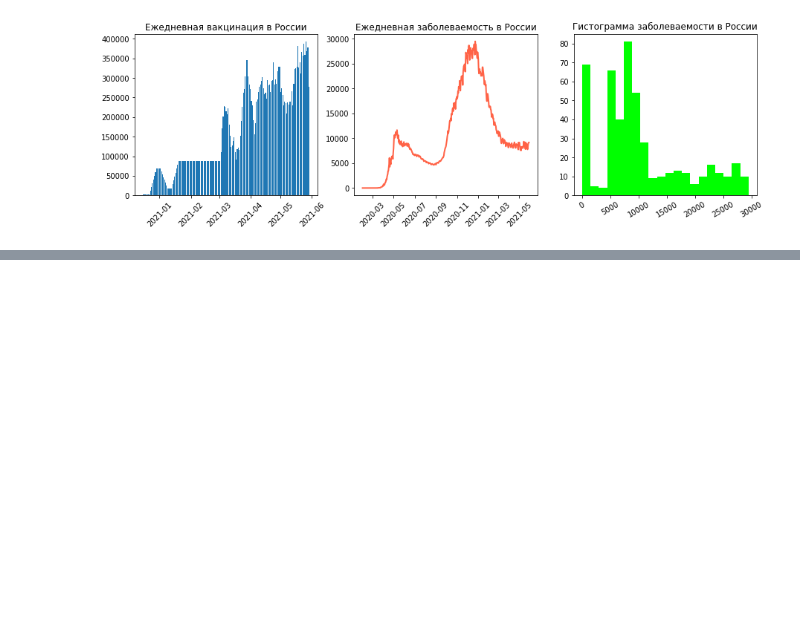
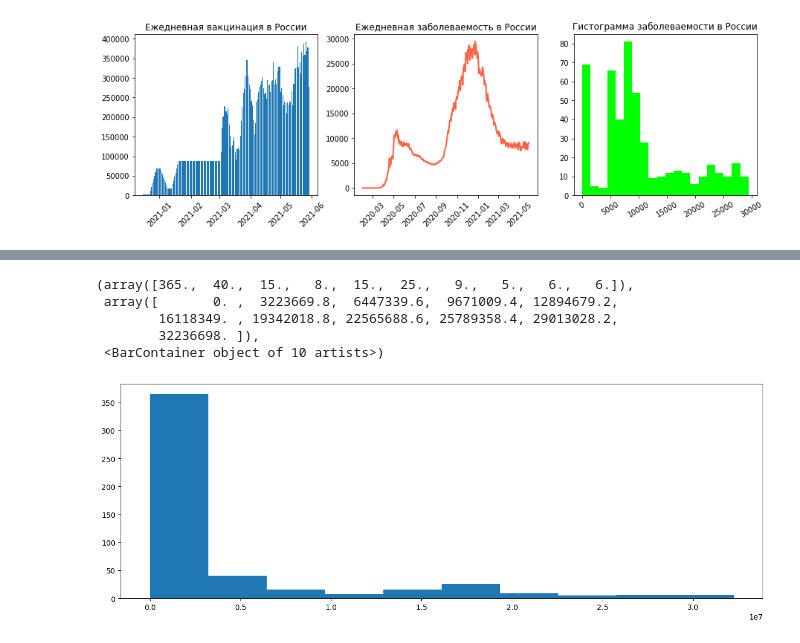
Before and after one commit to lyu-bel/IDE, a Jupyter notebook: Scillfactory/P_13/Visualizaion_Matplotlib.ipynb, the cells around one changed output, grey strips where cells are left out. Cells and saved outputs as stored; diff of their text form; code cells hidden in the pictures; blank space fills up the shorter version.

```diff
--- a/Scillfactory/P_13/Visualizaion_Matplotlib.ipynb
+++ b/Scillfactory/P_13/Visualizaion_Matplotlib.ipynb
@@ -145,0 +165,12 @@ axes[2].xaxis.set_tick_params(rotation=30)
+# %%
+v = covid_df.groupby(['country'])['total_vaccinations'].last().nlargest(5)
+fig = plt.figure(figsize=(12, 4))
+axes = fig.add_axes([0, 0, 1, 1])
+axes.hist(covid_df.groupby('date')['daily_vaccinations'].sum())
+# %% [output]
+(array([365.,  40.,  15.,   8.,  15.,  25.,   9.,   5.,   6.,   6.]),
+ array([       0. ,  3223669.8,  6447339.6,  9671009.4, 12894679.2,
+        16118349. , 19342018.8, 22565688.6, 25789358.4, 29013028.2,
+        32236698. ]),
+ <BarContainer object of 10 artists>)
+[figure, added]
```
Also changed, not shown: parts of 5 cells of this notebook, 12 other files.
